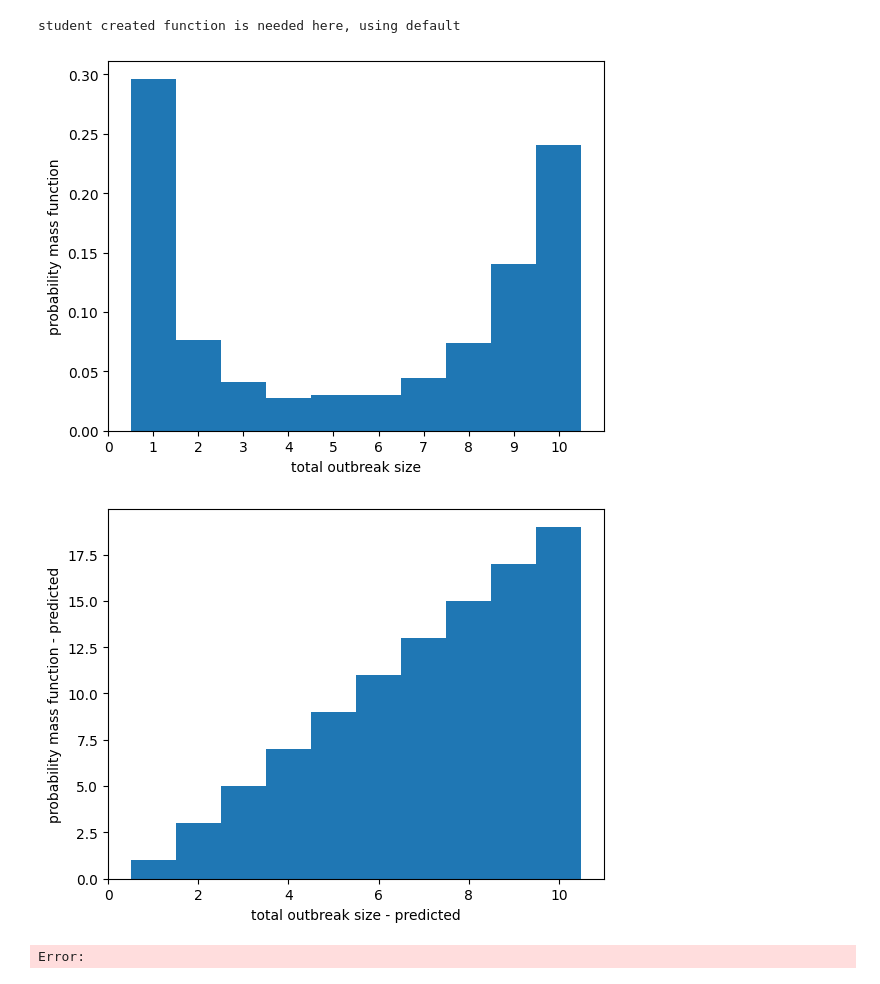
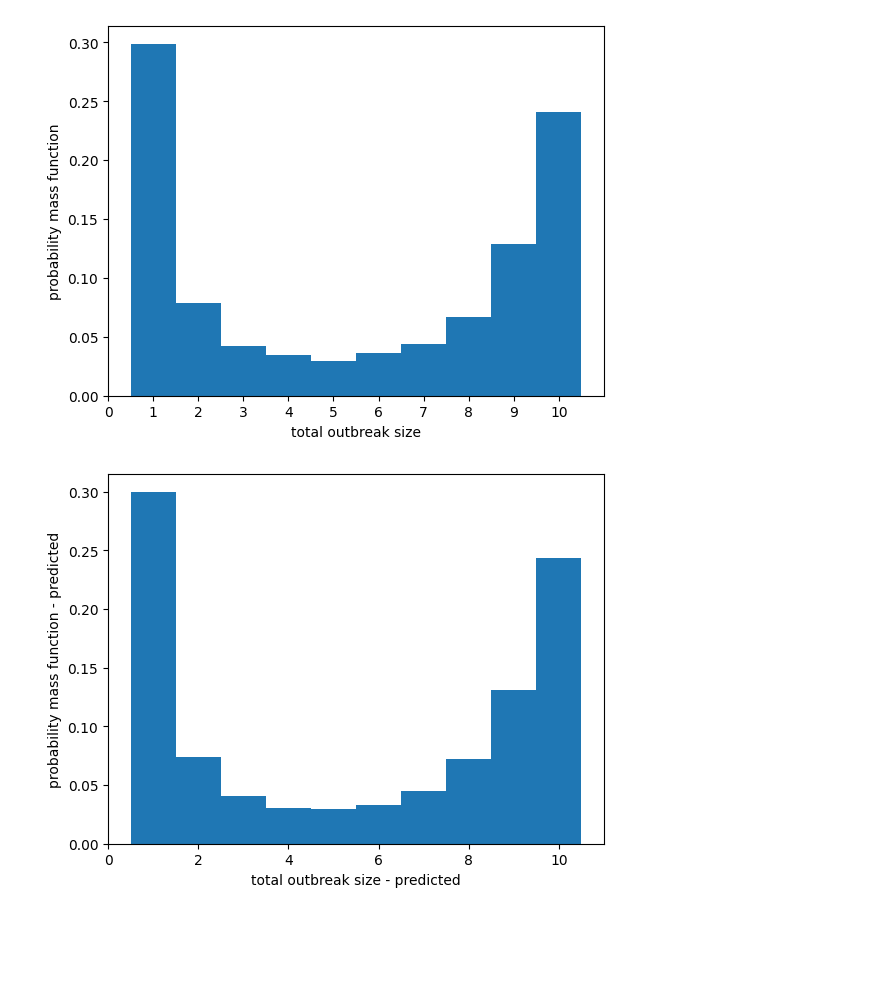
Before and after one commit to Joel-Miller-Lab/AMSI2026_PGF, a Jupyter notebook: AMSI_2026_PGF_text/notebooks/Assignments/Asst3.ipynb, the cells around one changed output. Cells and saved outputs as stored; diff of their text form; code cells hidden in the pictures; blank space fills up the shorter version.

```diff
--- a/AMSI_2026_PGF_text/notebooks/Assignments/Asst3.ipynb
+++ b/AMSI_2026_PGF_text/notebooks/Assignments/Asst3.ipynb
@@ -47,9 +118,9 @@ from scipy.special import gammaln
 from scipy.optimize import minimize_scalar
 import matplotlib.pyplot as plt
 
-r = 1
-p = 0.6
-numsims = 5
+r = 0.8
+p = 0.45
+numsims = 5000
 
 if    (1-p)*r/p >= 1:
     raise ValueError("Warning: mean must be less than 1 for extinction to be certain")
@@ -75,13 +146,12 @@ A = L.sum()
 
 
 
-print("student-created function is needed here, using default")
+#print("student-created function is needed here, using default")
 def F_to_maximize(r):
-    return 2-r**2#You need to fill in the correct expression here.
-
-
-
-
+    f = A*r*np.log(A*r/(A*(r+1)-numsims)) + (A-numsims)*np.log(1-A*r/(A*(r+1)-numsims))
+    for Li in L:
+        f += gammaln(Li - 1 + r*Li) - gammaln(r*Li)
+    return f
 def F_to_minimize(r):
     return -F_to_maximize(r)
 
@@ -90,8 +160,8 @@ res = minimize_scalar(F_to_minimize, bounds=(1e-8, 1e6), method="bounded")
 
 r_est = res.x
 
-print("student-created function is needed here, using default")
-p_est = 2  #fill in correct expression here
+#print("student-created function is needed here, using default")
+p_est = A*r_est/(A*(r_est+1)-numsims)#\frac{Ar}{A(r+1)-M}
 
 print("Estimated r:", r_est)
 print("Estimated p:", p_est)
@@ -165,44 +250,50 @@ plt.ylabel('probability mass function')
 
 
 
-print("student created function is needed here, using default")
+
+def mu(x):
+    return (p/(1-(1-p)*x))**r
+
+
 def c_formula(N, M, ell,):
     """
     Student-defined formula for c_{M, ell}.
     Replace this with the desired expression.
     """
     if ell <= M:
-        return 1/M**2
+        prod = 1
+        for j in range(1,ell):
+            prod *= (M-j)/(N-j)
+        return prod/mu((M-1)/(N-1))**(ell)
     else:
         return 0
+
 
 
 # Build lower-triangular matrix
 C = np.zeros((N, N), dtype=float)
 
 for M in range(1, N+1):
     for ell in range(1, M+1):
         C[M-1, ell-1] = c_formula(N, M, ell)
 
 # Right-hand side
 b = np.ones(N)
 
 # Solve C q = b
 q = np.linalg.solve(C, b)
 
 
 x = np.arange(1, N + 1)
 #plt.plot(ell, q)
 plt.figure()
 plt.bar(x, q, width=1.0, align= 'center')
 plt.xlabel('total outbreak size - predicted')
 plt.ylabel('probability mass function - predicted')
 plt.show()
 # %% [output]
-student created function is needed here, using default
-[figure, old version]
+[figure, new version]
-[figure, old version]
+[figure, new version]
-Error:
 # %% [markdown]
 3. Consider the Till model of stem cells with some $p_0$ and $p_2=1-p_0$.
 
```
Also changed, not shown: parts of 4 cells of this notebook, 5 other files.
